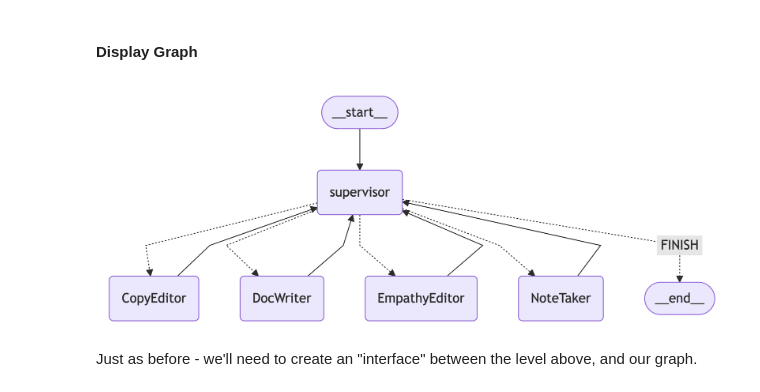
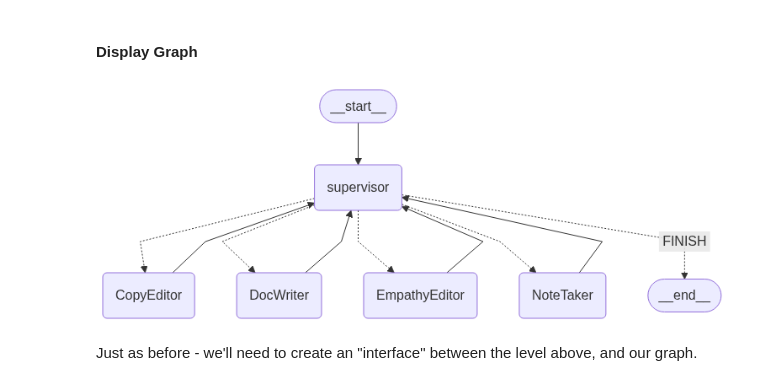
Before and after one commit to verj-byte/ai-llm-engineering-1, a Jupyter notebook: day_7/Multi_Agent_RAG_LangGraph.ipynb, the cells around one changed output. Drawn from its saved outputs; the diff is of its cells as text; code cells hidden in the pictures.

```diff
--- a/day_7/Multi_Agent_RAG_LangGraph.ipynb
+++ b/day_7/Multi_Agent_RAG_LangGraph.ipynb
@@ -899,21 +1104,21 @@ compiled_authoring_graph = authoring_graph.compile()
 # %%
 from IPython.display import Image, display
 
 display(
     Image(
         compiled_authoring_graph.get_graph().draw_mermaid_png(
             curve_style=CurveStyle.LINEAR,
             node_colors=NodeStyles(first="#ffdfba", last="#baffc9", default="#fad7de"),
             wrap_label_n_words=9,
             output_file_path=None,
-            draw_method=MermaidDrawMethod.PYPPETEER,
+            draw_method=MermaidDrawMethod.API,
             background_color="white",
             padding=10,
         )
     )
 )
 # %% [output]
-[figure, old version]
+[figure, new version]
 # %% [markdown]
 Just as before - we'll need to create an "interface" between the level above, and our graph.
 # %%
```
Also changed, not shown: parts of 17 cells of this notebook, 7 other files.
